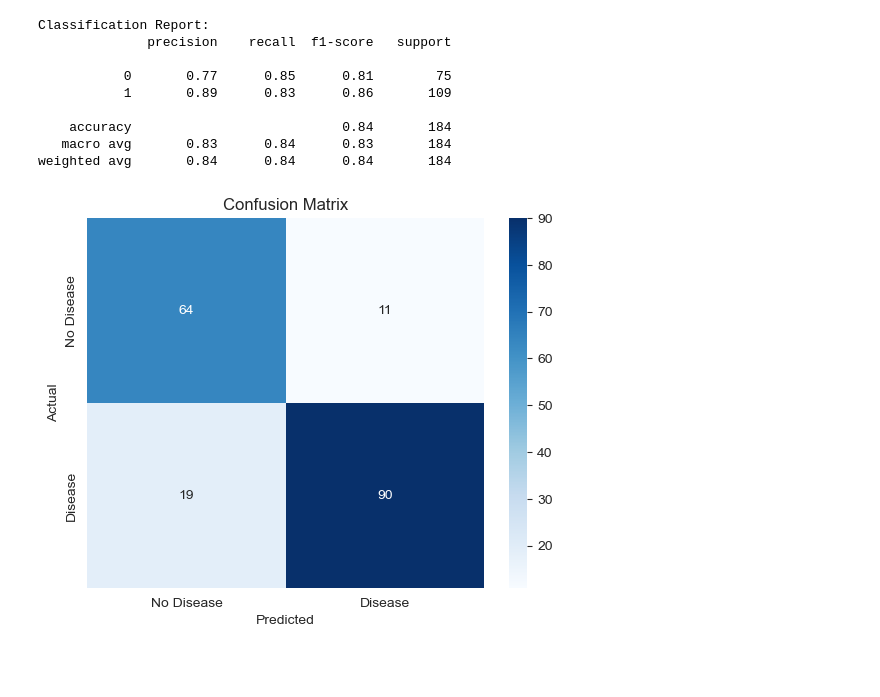
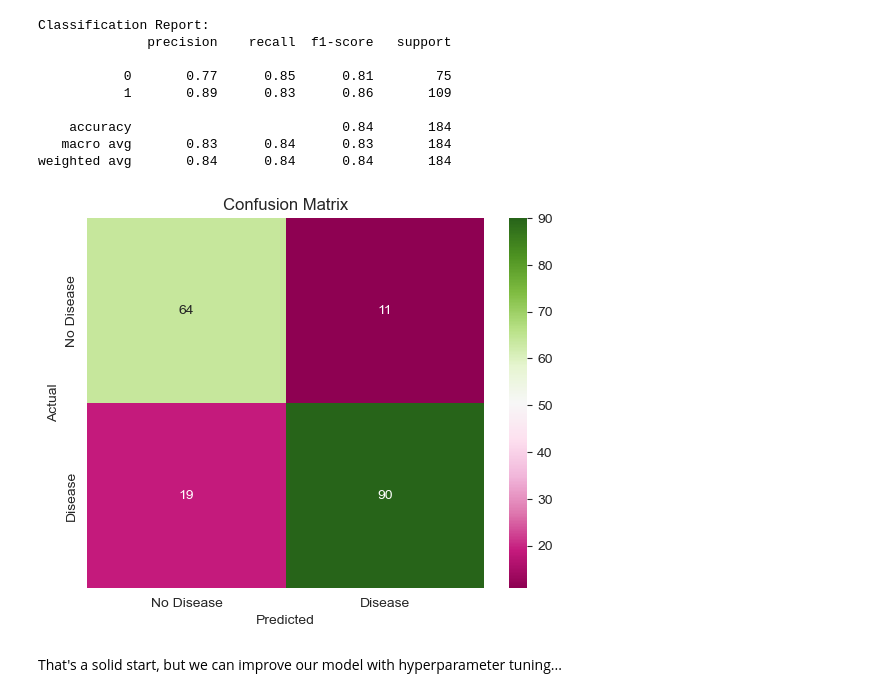
Before and after one commit to imelinc/heart-disease-project, a Jupyter notebook: heart-disease-project.ipynb, the cells around one changed output. Cells and saved outputs as stored; diff of their text form; code cells hidden in the pictures; blank space fills up the shorter version.

```diff
--- a/heart-disease-project.ipynb
+++ b/heart-disease-project.ipynb
@@ -463,9 +463,11 @@ weighted avg       0.84      0.84      0.84       184
 # %%
 # and lastly, let's take a look at the confusion matrix
 cm = confusion_matrix(y_test, y_preds)
-sns.heatmap(cm, annot=True, fmt='d', cmap='Blues', xticklabels=['No Disease', 'Disease'], yticklabels=['No Disease', 'Disease'])
+sns.heatmap(cm, annot=True, fmt='d', cmap='PiYG', xticklabels=['No Disease', 'Disease'], yticklabels=['No Disease', 'Disease'])
 plt.title("Confusion Matrix")
 plt.xlabel("Predicted")
 plt.ylabel("Actual");
 # %% [output]
-[figure, old version]
+[figure, new version]
+# %% [markdown]
+That's a solid start, but we can improve our model with hyperparameter tuning...
```
Also changed, not shown: parts of 1 cell of this notebook.
